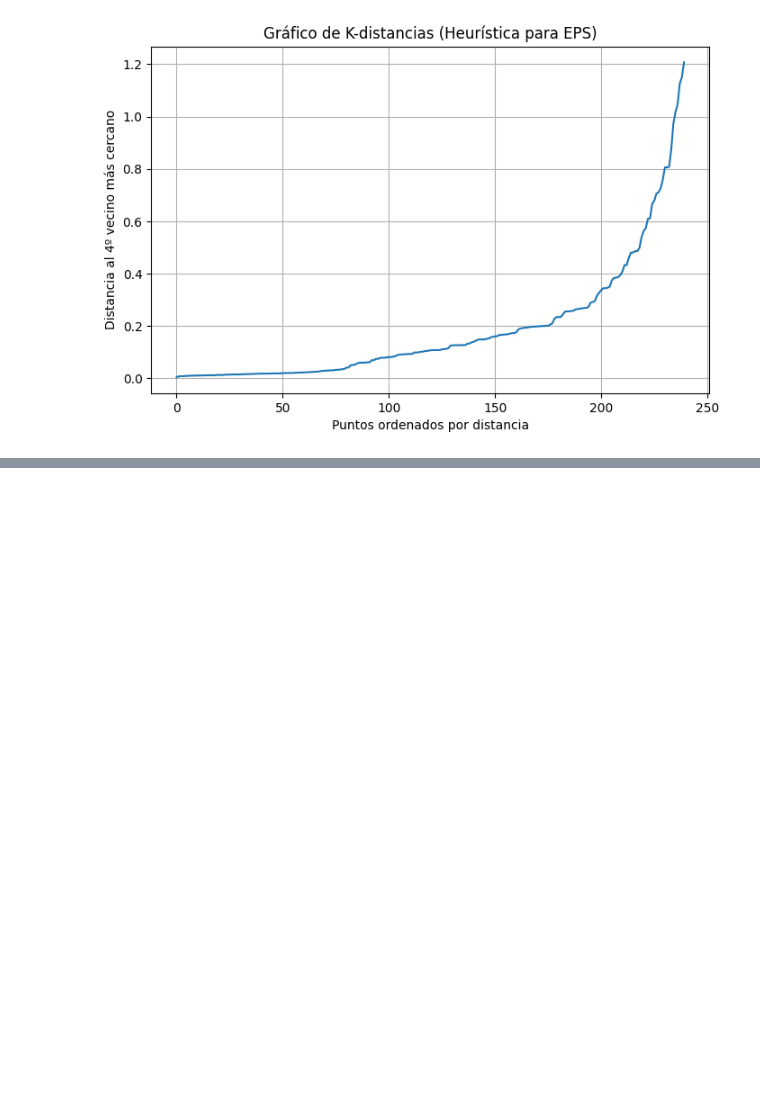
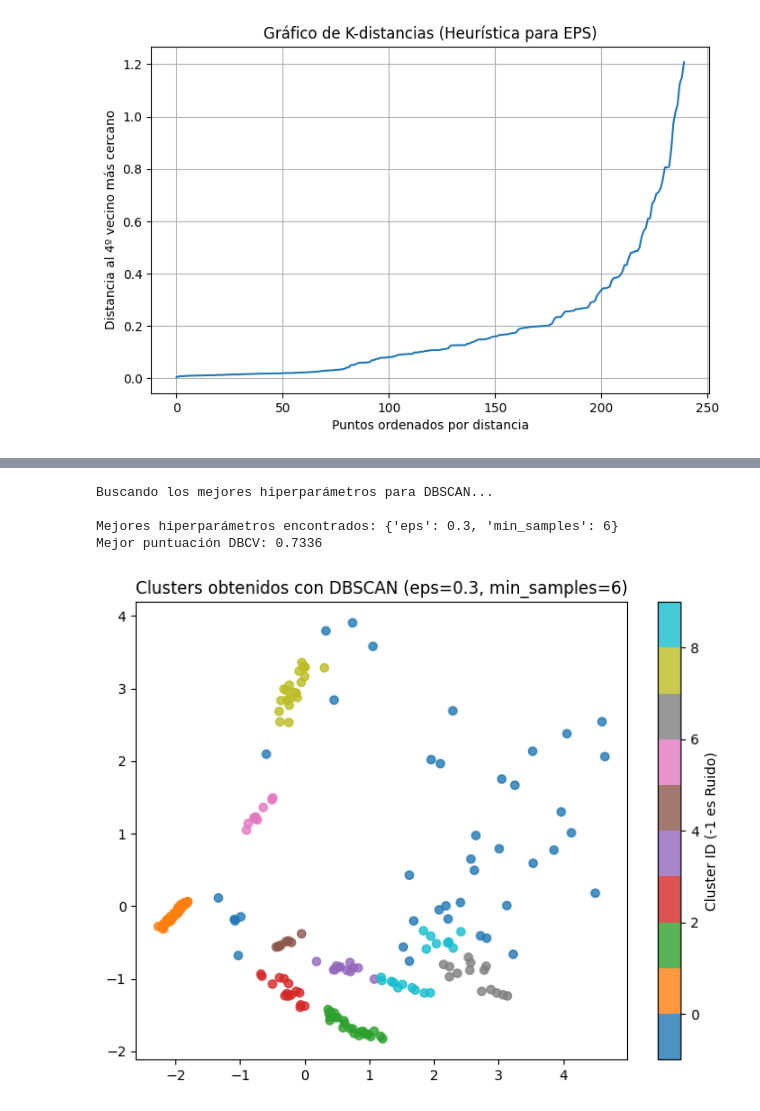
Before and after one commit to 100522254/Proyecto-ML-2, a Jupyter notebook: Proyecto2.ipynb, the cells around one changed output, grey strips where cells are left out. Saved outputs shown, nothing was run; the diff lists cells and outputs as text; code cells hidden in the pictures; blank space fills up the shorter version.

Commit message:
Añadiendo 3.3 (DBSCAN)

```diff
--- a/Proyecto2.ipynb
+++ b/Proyecto2.ipynb
@@ -396,0 +335,60 @@ Aunque DBSCAN resulta útil para detectar outliers, no ofrece una estructura tan
+# %%
+from sklearn.cluster import DBSCAN
+
+# Basándonos en la heurística (el gráfico), definimos un rango de valores para probar
+eps_valores = [0.3, 0.5, 0.6, 0.7, 0.8, 0.9, 1.0]
+min_samples_valores = [3, 4, 5, 6]
+
+mejor_dbcv = -2 # El DBCV va de -1 a 1, inicializamos con un valor muy bajo
+mejores_parametros_dbscan = {}
+mejores_etiquetas_dbscan = None
+
+print("Buscando los mejores hiperparámetros para DBSCAN...\n")
+
+for eps in eps_valores:
+    for min_samples in min_samples_valores:
+        # 1. Entrenamos el modelo
+        dbscan = DBSCAN(eps=eps, min_samples=min_samples)
+        etiquetas = dbscan.fit_predict(X_pca)
+
+        # 2. Contamos cuántos clusters reales ha encontrado (ignorando el ruido, que es -1)
+        n_clusters = len(set(etiquetas)) - (1 if -1 in etiquetas else 0)
+
+        # El DBCV necesita al menos 2 clusters válidos para poder comparar
+        if n_clusters > 1:
+            try:
+                # 3. Calculamos la métrica DBCV
+                score = dbcv.dbcv(X_pca, etiquetas)
+
+                # 4. Guardamos el mejor resultado
+                if score > mejor_dbcv:
+                    mejor_dbcv = score
+                    mejores_parametros_dbscan = {'eps': eps, 'min_samples': min_samples}
+                    mejores_etiquetas_dbscan = etiquetas
+
+            except ValueError:
+                # A veces DBCV da error si un cluster tiene muy pocos puntos o formas degeneradas
+                continue
+
+print(f"Mejores hiperparámetros encontrados: {mejores_parametros_dbscan}")
+print(f"Mejor puntuación DBCV: {mejor_dbcv:.4f}")
+
+# VISUALIZACIÓN DEL MEJOR DBSCAN
+plt.figure(figsize=(8,6))
+# Usamos un mapa de colores 'tab10', pero ponemos los puntos de ruido (-1) en gris
+scatter = plt.scatter(
+    X_pca[:,0],
+    X_pca[:,1],
+    c=mejores_etiquetas_dbscan,
+    cmap='tab10',
+    alpha=0.8
+)
+plt.title(f"Clusters obtenidos con DBSCAN (eps={mejores_parametros_dbscan['eps']}, min_samples={mejores_parametros_dbscan['min_samples']})")
+plt.colorbar(label="Cluster ID (-1 es Ruido)")
+plt.show()
+# %% [output]
+Buscando los mejores hiperparámetros para DBSCAN...
+
+Mejores hiperparámetros encontrados: {'eps': 0.3, 'min_samples': 6}
+Mejor puntuación DBCV: 0.7336
+[figure, added]
```
Also changed, not shown: parts of 4 cells of this notebook.
